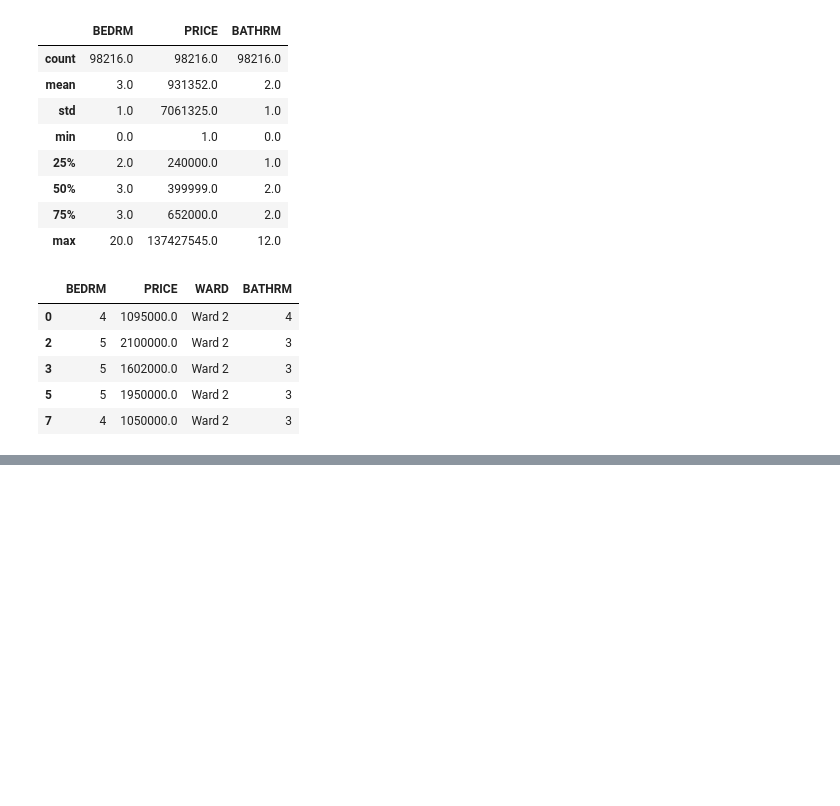
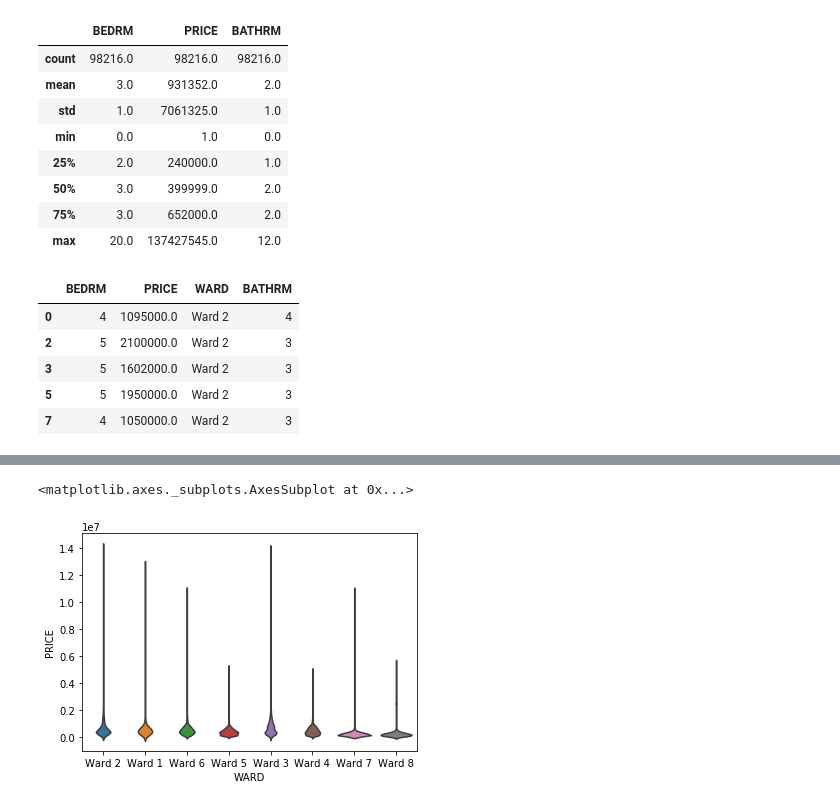
Before and after one commit to TOyefule/DataBootCampPub, a Jupyter notebook: SShapiro_DCProperties_Analysis.ipynb, the cells around one changed output, grey strips where cells are left out. Saved outputs shown, nothing was run; the diff lists cells and outputs as text; code cells hidden in the pictures; blank space fills up the shorter version.

```diff
--- a/SShapiro_DCProperties_Analysis.ipynb
+++ b/SShapiro_DCProperties_Analysis.ipynb
@@ -227,0 +245,3 @@ copydf3.head()
+# %%
+price_ward_df = copydf3.drop(['BEDRM', 'BATHRM'], axis=1)
+price_ward_df.head()
@@ -227,0 +274,5 @@ copydf3.head()
+# %%
+sns.violinplot(x='WARD', y='PRICE',data=price_ward_df, inner=None)
+# %% [output]
+<matplotlib.axes._subplots.AxesSubplot at 0x...>
+[figure, added]
```
Also changed, not shown: parts of 20 cells of this notebook.
